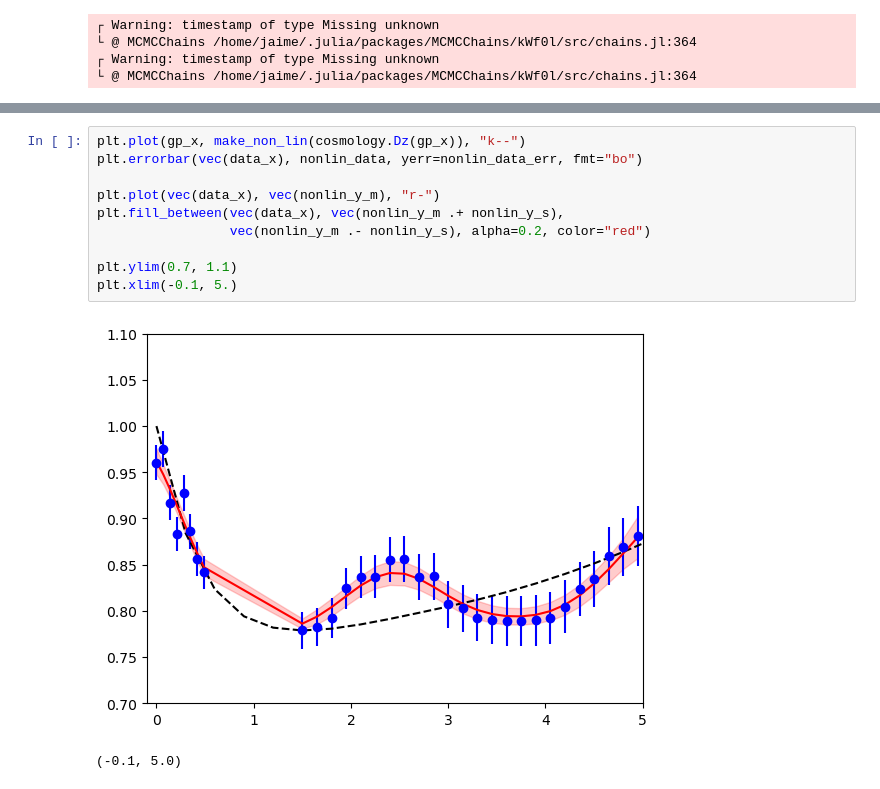
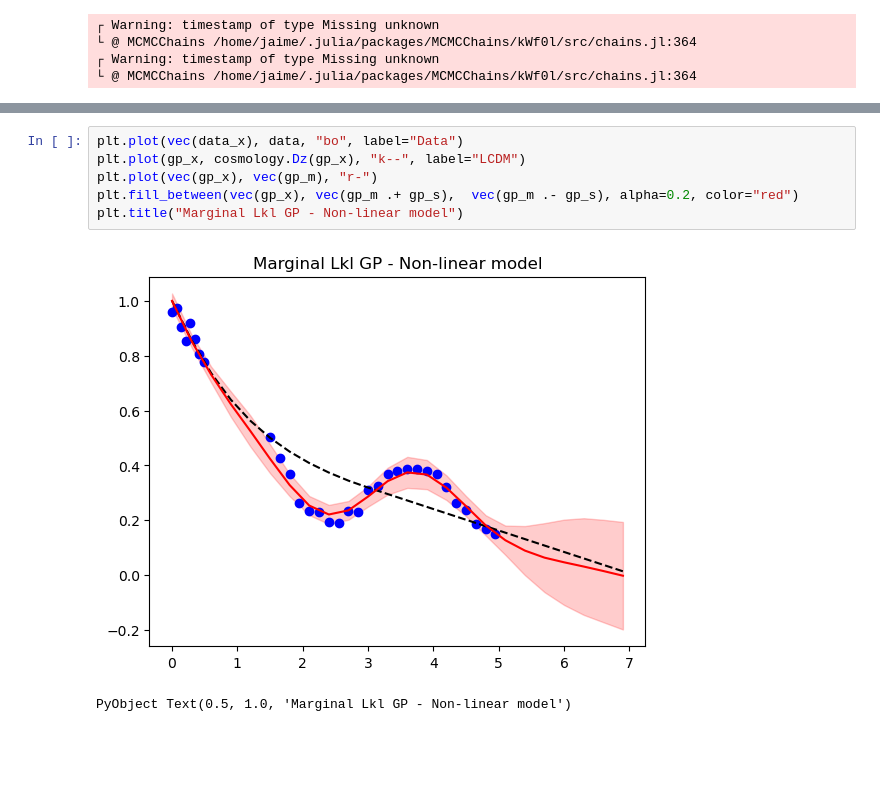
Before and after one commit to damonge/LimberJack.jl, a Jupyter notebook: Notebooks/GP_true_latent.ipynb, the cells around one changed output, grey strips where cells are left out. Drawn from its saved outputs; the diff is of its cells as text; blank space fills up the shorter version.

```diff
--- a/Notebooks/GP_true_latent.ipynb
+++ b/Notebooks/GP_true_latent.ipynb
@@ -234,13 +218,9 @@ PyObject <matplotlib.collections.PolyCollection object at 0x...>
-# %%
-plt.plot(gp_x, make_non_lin(cosmology.Dz(gp_x)), "k--")
-plt.errorbar(vec(data_x), nonlin_data, yerr=nonlin_data_err, fmt="bo")
-
-plt.plot(vec(data_x), vec(nonlin_y_m), "r-")
-plt.fill_between(vec(data_x), vec(nonlin_y_m .+ nonlin_y_s),
-                 vec(nonlin_y_m .- nonlin_y_s), alpha=0.2, color="red")
-
-plt.ylim(0.7, 1.1)
-plt.xlim(-0.1, 5.)
-# %% [output]
-[figure, removed]
-(-0.1, 5.0)
+# %%
+plt.plot(vec(data_x), data, "bo", label="Data")
+plt.plot(gp_x, cosmology.Dz(gp_x), "k--", label="LCDM")
+plt.plot(vec(gp_x), vec(gp_m), "r-")
+plt.fill_between(vec(gp_x), vec(gp_m .+ gp_s),  vec(gp_m .- gp_s), alpha=0.2, color="red")
+plt.title("Marginal Lkl GP - Non-linear model")
+# %% [output]
+[figure, added]
+PyObject Text(0.5, 1.0, 'Marginal Lkl GP - Non-linear model')
```
Also changed, not shown: parts of 8 cells of this notebook, 1 other file.
